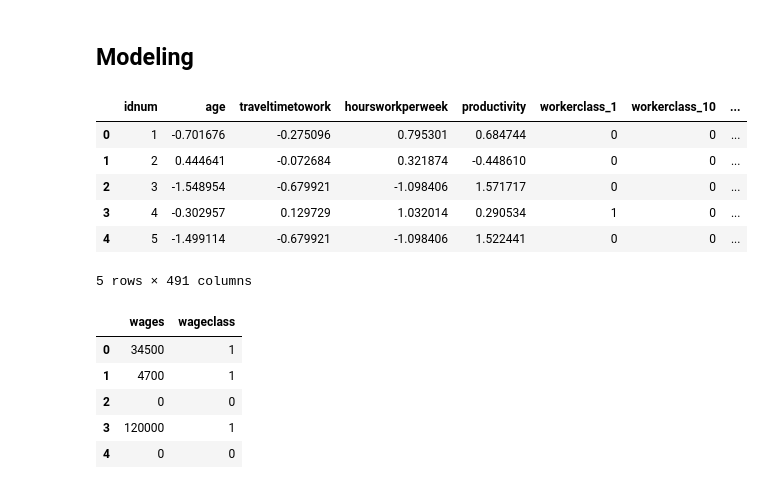
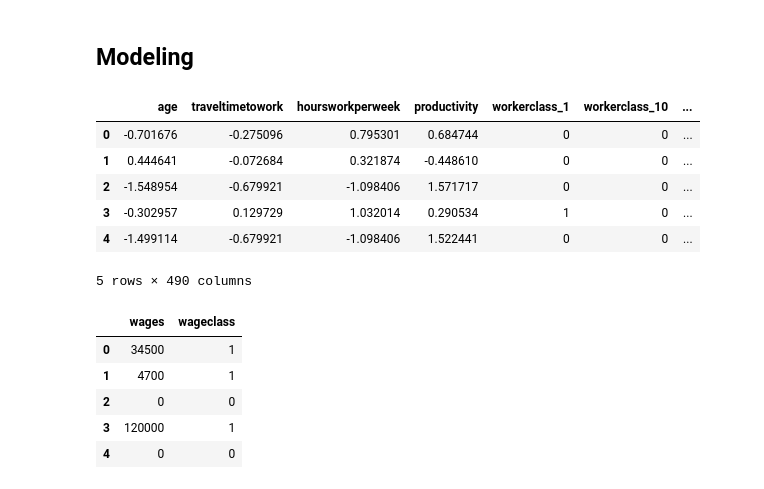
Before and after one commit to akshaytambe/Machine-Learning, a Jupyter notebook: Final Project/apt321_ss11381_ML_Final_Project_HW5.ipynb, the cells around one changed output. Drawn from its saved outputs; the diff is of its cells as text; code cells hidden in the pictures.

```diff
--- a/Final Project/apt321_ss11381_ML_Final_Project_HW5.ipynb
+++ b/Final Project/apt321_ss11381_ML_Final_Project_HW5.ipynb
@@ -420,17 +420,17 @@ def rmse(actual, predictions):
     return sqrt(mse)
 # %%
 # Seperating features and labels
-X = train.drop(['wages','wageclass'],axis=1)
+X = train.drop(['idnum', 'wages', 'wageclass'],axis=1)
 y = train[['wages', 'wageclass']]
 X.head(5)
 # %% [output]
-|  | idnum | age | traveltimetowork | hoursworkperweek | productivity | workerclass_1 | workerclass_10 | ... |
-| 0 | 1 | -0.701676 | -0.275096 | 0.795301 | 0.684744 | 0 | 0 | ... |
-| 1 | 2 | 0.444641 | -0.072684 | 0.321874 | -0.448610 | 0 | 0 | ... |
-| 2 | 3 | -1.548954 | -0.679921 | -1.098406 | 1.571717 | 0 | 0 | ... |
-| 3 | 4 | -0.302957 | 0.129729 | 1.032014 | 0.290534 | 1 | 0 | ... |
-| 4 | 5 | -1.499114 | -0.679921 | -1.098406 | 1.522441 | 0 | 0 | ... |
+|  | age | traveltimetowork | hoursworkperweek | productivity | workerclass_1 | workerclass_10 | ... |
+| 0 | -0.701676 | -0.275096 | 0.795301 | 0.684744 | 0 | 0 | ... |
+| 1 | 0.444641 | -0.072684 | 0.321874 | -0.448610 | 0 | 0 | ... |
+| 2 | -1.548954 | -0.679921 | -1.098406 | 1.571717 | 0 | 0 | ... |
+| 3 | -0.302957 | 0.129729 | 1.032014 | 0.290534 | 1 | 0 | ... |
+| 4 | -1.499114 | -0.679921 | -1.098406 | 1.522441 | 0 | 0 | ... |
-5 rows × 491 columns
+5 rows × 490 columns
 # %%
 y.head(5)
 # %% [output]
```
Also changed, not shown: parts of 11 cells of this notebook, 1 other file.
